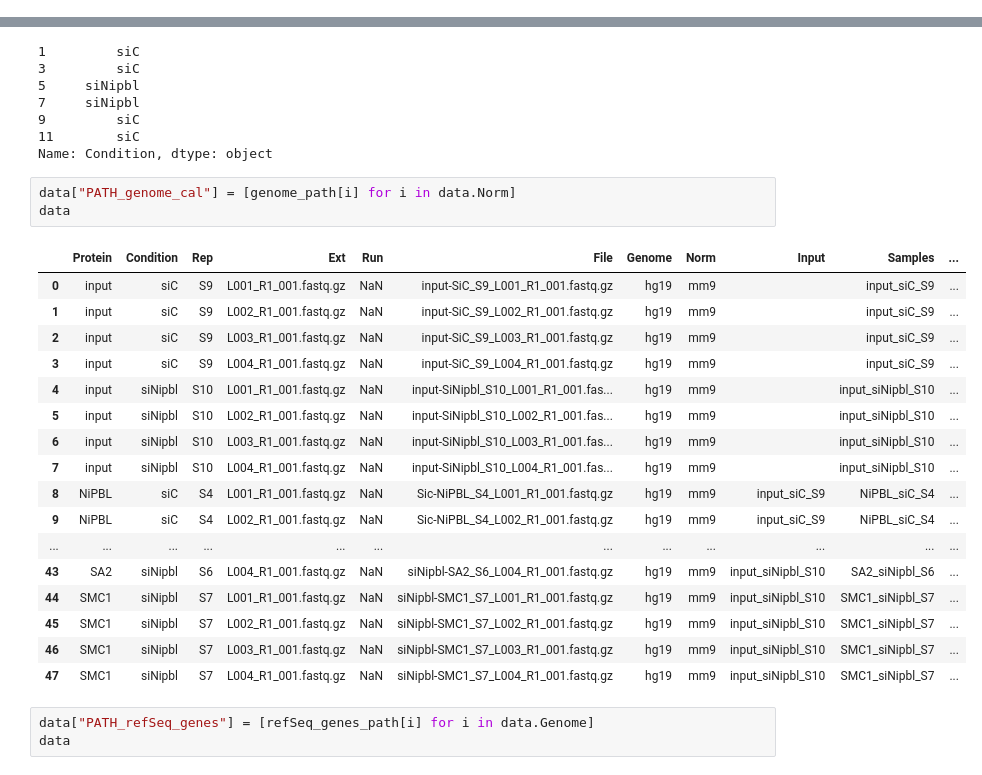
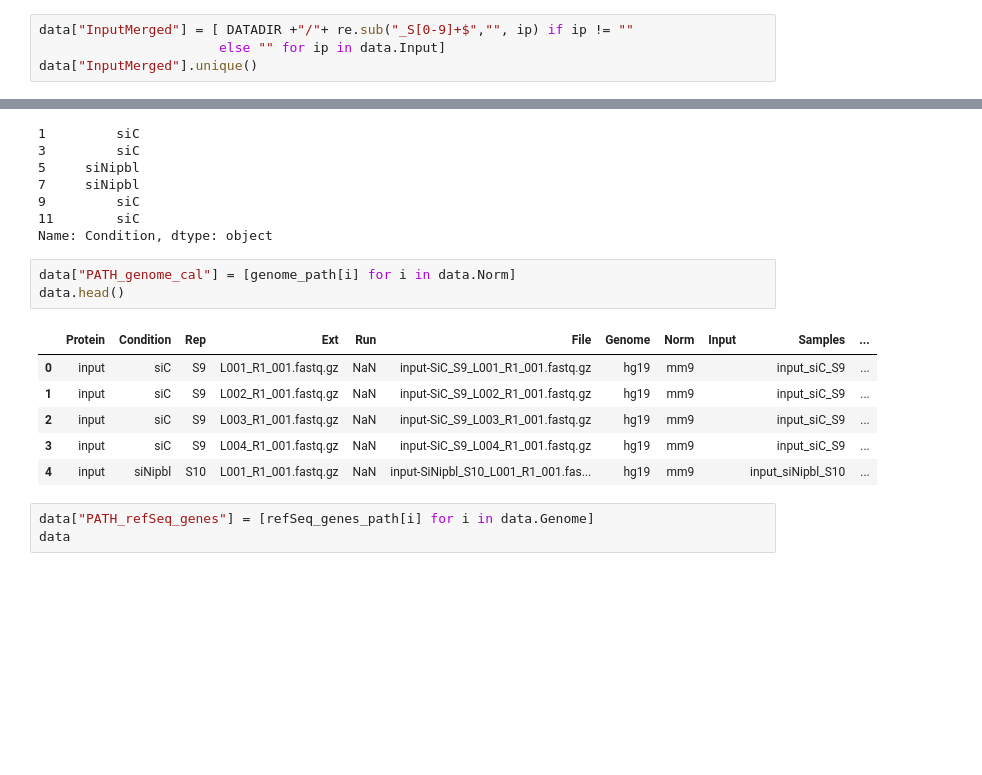
Before and after one commit to aqvd/snakemake_workflows, a Jupyter notebook: Chip-Seq/notebooks/metadata_creation.ipynb, the cells around one changed output, grey strips where cells are left out. Saved outputs shown, nothing was run; the diff lists cells and outputs as text; blank space fills up the shorter version.

```diff
--- a/Chip-Seq/notebooks/metadata_creation.ipynb
+++ b/Chip-Seq/notebooks/metadata_creation.ipynb
@@ -78,0 +68,4 @@ data
+# %%
+data["InputMerged"] = [ DATADIR +"/"+ re.sub("_S[0-9]+$","", ip) if ip != ""
+                       else "" for ip in data.Input]
+data["InputMerged"].unique()
@@ -110,25 +117,14 @@ data[1:12:2].Condition
 Name: Condition, dtype: object
 # %%
 data["PATH_genome_cal"] = [genome_path[i] for i in data.Norm]
-data
+data.head()
 # %% [output]
 |  | Protein | Condition | Rep | Ext | Run | File | Genome | Norm | Input | Samples | ... |
 | 0 | input | siC | S9 | L001_R1_001.fastq.gz | NaN | input-SiC_S9_L001_R1_001.fastq.gz | hg19 | mm9 |  | input_siC_S9 | ... |
 | 1 | input | siC | S9 | L002_R1_001.fastq.gz | NaN | input-SiC_S9_L002_R1_001.fastq.gz | hg19 | mm9 |  | input_siC_S9 | ... |
 | 2 | input | siC | S9 | L003_R1_001.fastq.gz | NaN | input-SiC_S9_L003_R1_001.fastq.gz | hg19 | mm9 |  | input_siC_S9 | ... |
 | 3 | input | siC | S9 | L004_R1_001.fastq.gz | NaN | input-SiC_S9_L004_R1_001.fastq.gz | hg19 | mm9 |  | input_siC_S9 | ... |
 | 4 | input | siNipbl | S10 | L001_R1_001.fastq.gz | NaN | input-SiNipbl_S10_L001_R1_001.fas... | hg19 | mm9 |  | input_siNipbl_S10 | ... |
-| 5 | input | siNipbl | S10 | L002_R1_001.fastq.gz | NaN | input-SiNipbl_S10_L002_R1_001.fas... | hg19 | mm9 |  | input_siNipbl_S10 | ... |
-| 6 | input | siNipbl | S10 | L003_R1_001.fastq.gz | NaN | input-SiNipbl_S10_L003_R1_001.fas... | hg19 | mm9 |  | input_siNipbl_S10 | ... |
-| 7 | input | siNipbl | S10 | L004_R1_001.fastq.gz | NaN | input-SiNipbl_S10_L004_R1_001.fas... | hg19 | mm9 |  | input_siNipbl_S10 | ... |
-| 8 | NiPBL | siC | S4 | L001_R1_001.fastq.gz | NaN | Sic-NiPBL_S4_L001_R1_001.fastq.gz | hg19 | mm9 | input_siC_S9 | NiPBL_siC_S4 | ... |
-| 9 | NiPBL | siC | S4 | L002_R1_001.fastq.gz | NaN | Sic-NiPBL_S4_L002_R1_001.fastq.gz | hg19 | mm9 | input_siC_S9 | NiPBL_siC_S4 | ... |
-| ... | ... | ... | ... | ... | ... | ... | ... | ... | ... | ... | ... |
-| 43 | SA2 | siNipbl | S6 | L004_R1_001.fastq.gz | NaN | siNipbl-SA2_S6_L004_R1_001.fastq.gz | hg19 | mm9 | input_siNipbl_S10 | SA2_siNipbl_S6 | ... |
-| 44 | SMC1 | siNipbl | S7 | L001_R1_001.fastq.gz | NaN | siNipbl-SMC1_S7_L001_R1_001.fastq.gz | hg19 | mm9 | input_siNipbl_S10 | SMC1_siNipbl_S7 | ... |
-| 45 | SMC1 | siNipbl | S7 | L002_R1_001.fastq.gz | NaN | siNipbl-SMC1_S7_L002_R1_001.fastq.gz | hg19 | mm9 | input_siNipbl_S10 | SMC1_siNipbl_S7 | ... |
-| 46 | SMC1 | siNipbl | S7 | L003_R1_001.fastq.gz | NaN | siNipbl-SMC1_S7_L003_R1_001.fastq.gz | hg19 | mm9 | input_siNipbl_S10 | SMC1_siNipbl_S7 | ... |
-| 47 | SMC1 | siNipbl | S7 | L004_R1_001.fastq.gz | NaN | siNipbl-SMC1_S7_L004_R1_001.fastq.gz | hg19 | mm9 | input_siNipbl_S10 | SMC1_siNipbl_S7 | ... |
 # %%
 data["PATH_refSeq_genes"] = [refSeq_genes_path[i] for i in data.Genome]
 data
```
Also changed, not shown: parts of 6 cells of this notebook, 1 other file.
